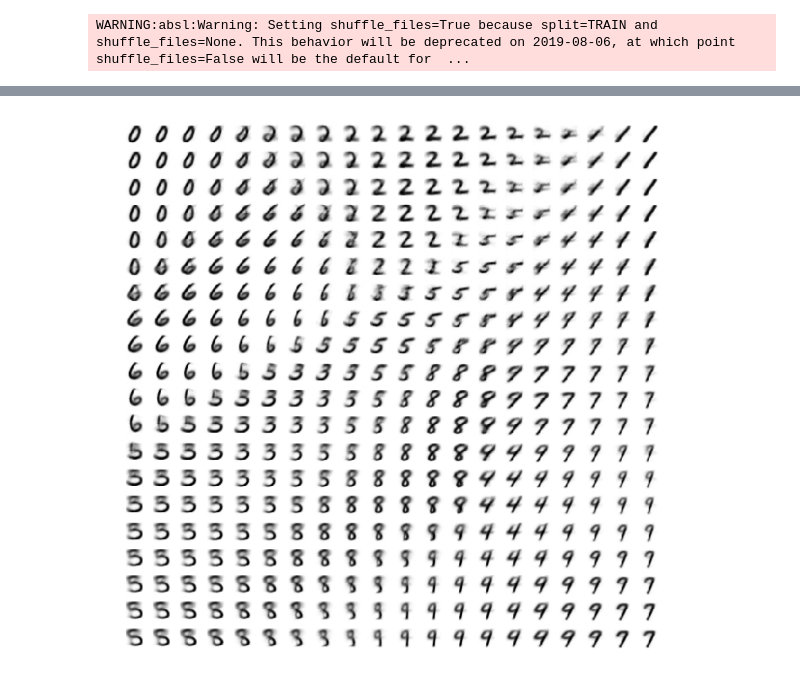
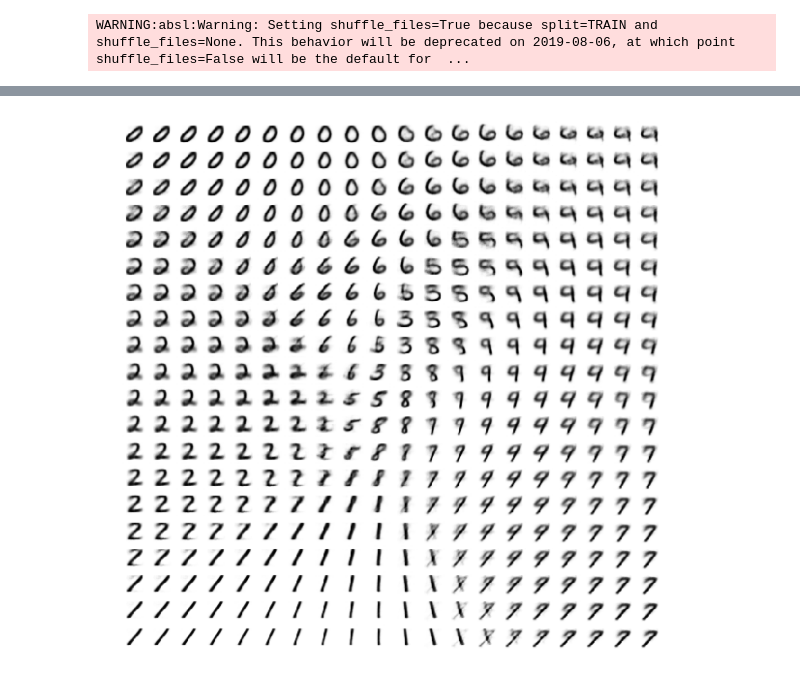
Before and after one commit to sbrml/VAEs, a Jupyter notebook: vae-mnist.ipynb, the cells around one changed output, grey strips where cells are left out. Saved outputs shown, nothing was run; the diff lists cells and outputs as text; code cells hidden in the pictures.

```diff
--- a/vae-mnist.ipynb
+++ b/vae-mnist.ipynb
@@ -143,6 +143,8 @@ class VAE(tfk.Model):
 
         self.latent_size = latent_size
 
+        self.log_noise = tf.Variable(0.0)
+
         super(VAE, self).__init__(name=name, **kwargs)
 
 
@@ -181,7 +183,9 @@ class VAE(tfk.Model):
 
         loc = self.decoder(latents)
 
-        self.likelihood = tfd.Normal(loc=loc, scale=0.3)
+        scale = tf.exp(self.log_noise)
+
+        self.likelihood = tfd.Normal(loc=loc, scale=scale)
         self._log_prob = tf.reduce_sum(self.likelihood.log_prob(tensor), axis=(1, 2, 3))
 
         return loc
@@ -221,22 +226,22 @@ with train_summary_writer.as_default():
 # %%
 num_imgs = 20
 
-grid_latents = tf.stack(tf.meshgrid(tf.linspace(-1., 1., num_imgs), tf.linspace(-1., 1., num_imgs)), axis=-1)
+grid_latents = tf.stack(tf.meshgrid(tf.linspace(-2., 2., num_imgs), tf.linspace(-2., 2., num_imgs)), axis=-1)
 
 grid_latents = tf.reshape(grid_latents, (-1, 2))
 
 images = tf.reshape(vae.decoder(grid_latents), (num_imgs, num_imgs, 28, 28)).numpy()
 
 fig = plt.figure(figsize=(10, 10))
 
 for i in range(num_imgs ** 2):
 
     subfig = fig.add_subplot(num_imgs, num_imgs, i + 1)
     subfig.imshow(images[i // num_imgs, i % num_imgs, :, :], cmap='binary')
 
     plt.axis('off')
 
 plt.subplots_adjust(wspace=0.1, hspace=0.1)
 plt.show()
 # %% [output]
-[figure, old version]
+[figure, new version]
```
Also changed, not shown: parts of 1 cell of this notebook, 3 other files.
